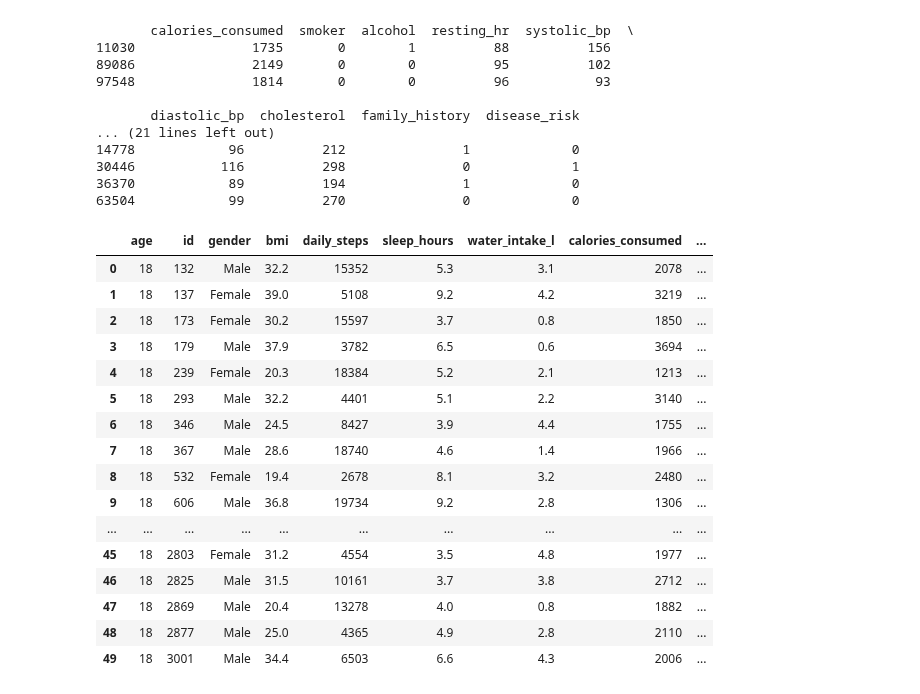
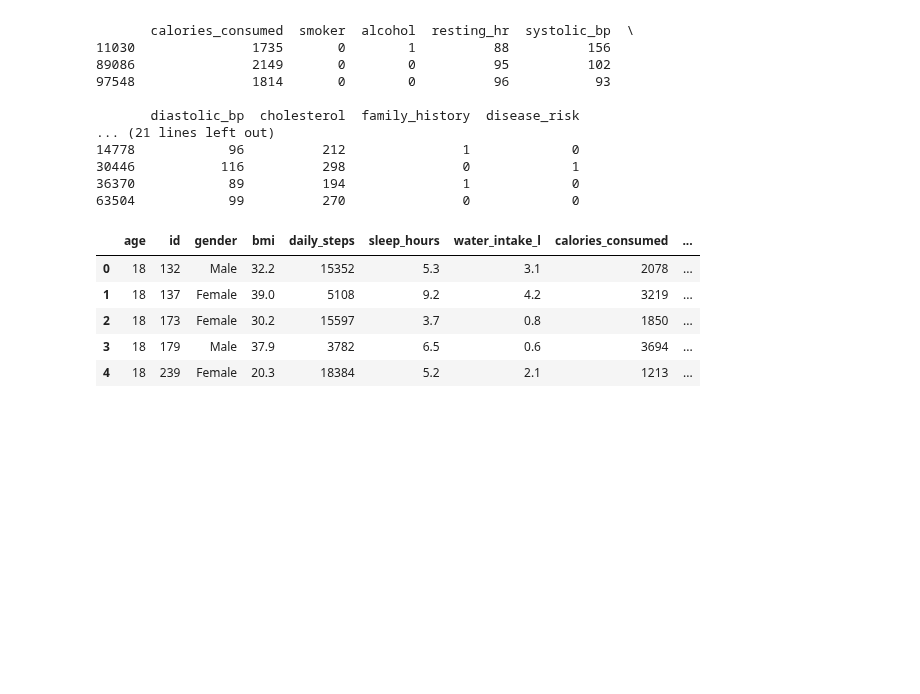
Before and after one commit to fachiny17/machine_learning, a Jupyter notebook: deeptech_program_cohort1/mentorship_session/01_mentorship_assignment_intro_to_data_analytics_and_science.ipynb, the cells around one changed output. Saved outputs shown, nothing was run; the diff lists cells and outputs as text; code cells hidden in the pictures; blank space fills up the shorter version.

```diff
--- a/deeptech_program_cohort1/mentorship_session/01_mentorship_assignment_intro_to_data_analytics_and_science.ipynb
+++ b/deeptech_program_cohort1/mentorship_session/01_mentorship_assignment_intro_to_data_analytics_and_science.ipynb
@@ -86,22 +86,11 @@ Details of the highest daily steps:
 # %%
 # Aggregate data by age
 aggr_age = data.groupby(['age', 'id']).sum().reset_index()
-aggr_age.head(50) # to check the first 50
+aggr_age.head(5) # to check the first 5
 # %% [output]
 |  | age | id | gender | bmi | daily_steps | sleep_hours | water_intake_l | calories_consumed | ... |
 | 0 | 18 | 132 | Male | 32.2 | 15352 | 5.3 | 3.1 | 2078 | ... |
 | 1 | 18 | 137 | Female | 39.0 | 5108 | 9.2 | 4.2 | 3219 | ... |
 | 2 | 18 | 173 | Female | 30.2 | 15597 | 3.7 | 0.8 | 1850 | ... |
 | 3 | 18 | 179 | Male | 37.9 | 3782 | 6.5 | 0.6 | 3694 | ... |
 | 4 | 18 | 239 | Female | 20.3 | 18384 | 5.2 | 2.1 | 1213 | ... |
-| 5 | 18 | 293 | Male | 32.2 | 4401 | 5.1 | 2.2 | 3140 | ... |
-| 6 | 18 | 346 | Male | 24.5 | 8427 | 3.9 | 4.4 | 1755 | ... |
-| 7 | 18 | 367 | Male | 28.6 | 18740 | 4.6 | 1.4 | 1966 | ... |
-| 8 | 18 | 532 | Female | 19.4 | 2678 | 8.1 | 3.2 | 2480 | ... |
-| 9 | 18 | 606 | Male | 36.8 | 19734 | 9.2 | 2.8 | 1306 | ... |
-| ... | ... | ... | ... | ... | ... | ... | ... | ... | ... |
-| 45 | 18 | 2803 | Female | 31.2 | 4554 | 3.5 | 4.8 | 1977 | ... |
-| 46 | 18 | 2825 | Male | 31.5 | 10161 | 3.7 | 3.8 | 2712 | ... |
-| 47 | 18 | 2869 | Male | 20.4 | 13278 | 4.0 | 0.8 | 1882 | ... |
-| 48 | 18 | 2877 | Male | 25.0 | 4365 | 4.9 | 2.8 | 2110 | ... |
-| 49 | 18 | 3001 | Male | 34.4 | 6503 | 6.6 | 4.3 | 2006 | ... |
```
Also changed, not shown: parts of 5 cells of this notebook.
